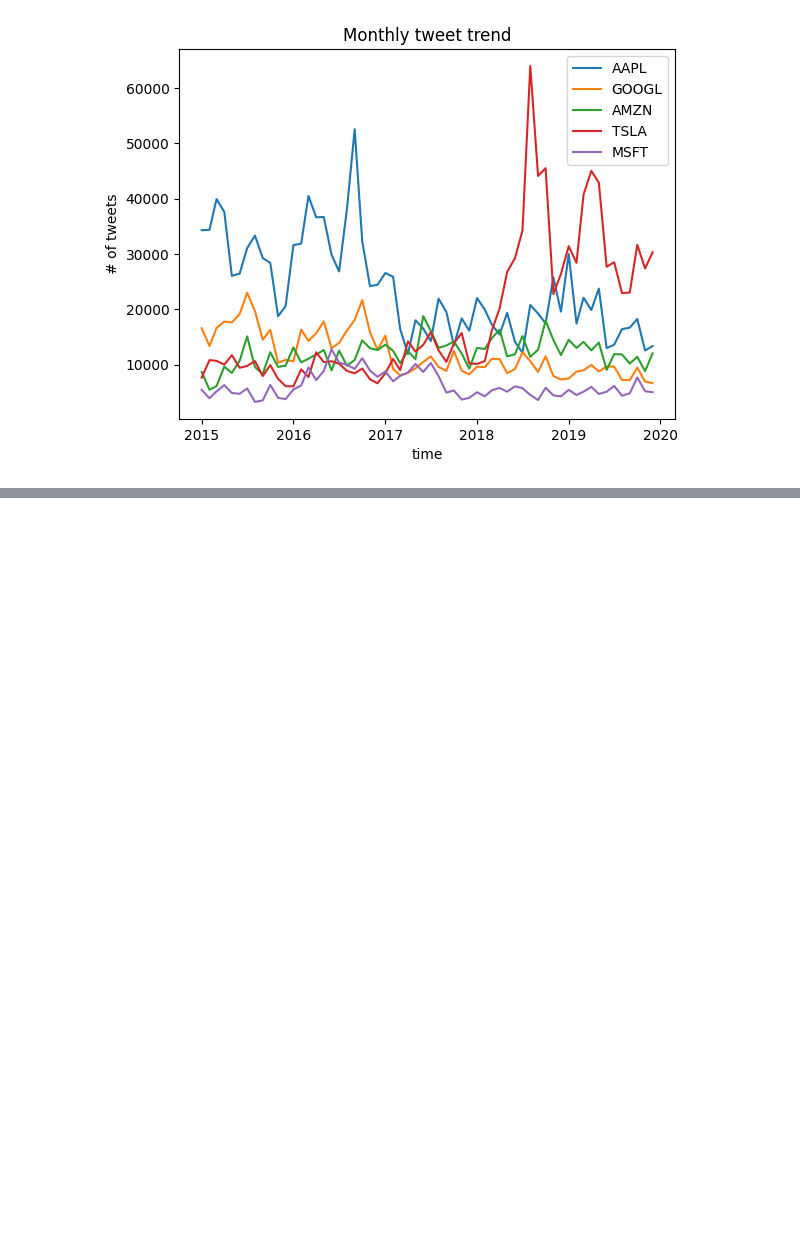
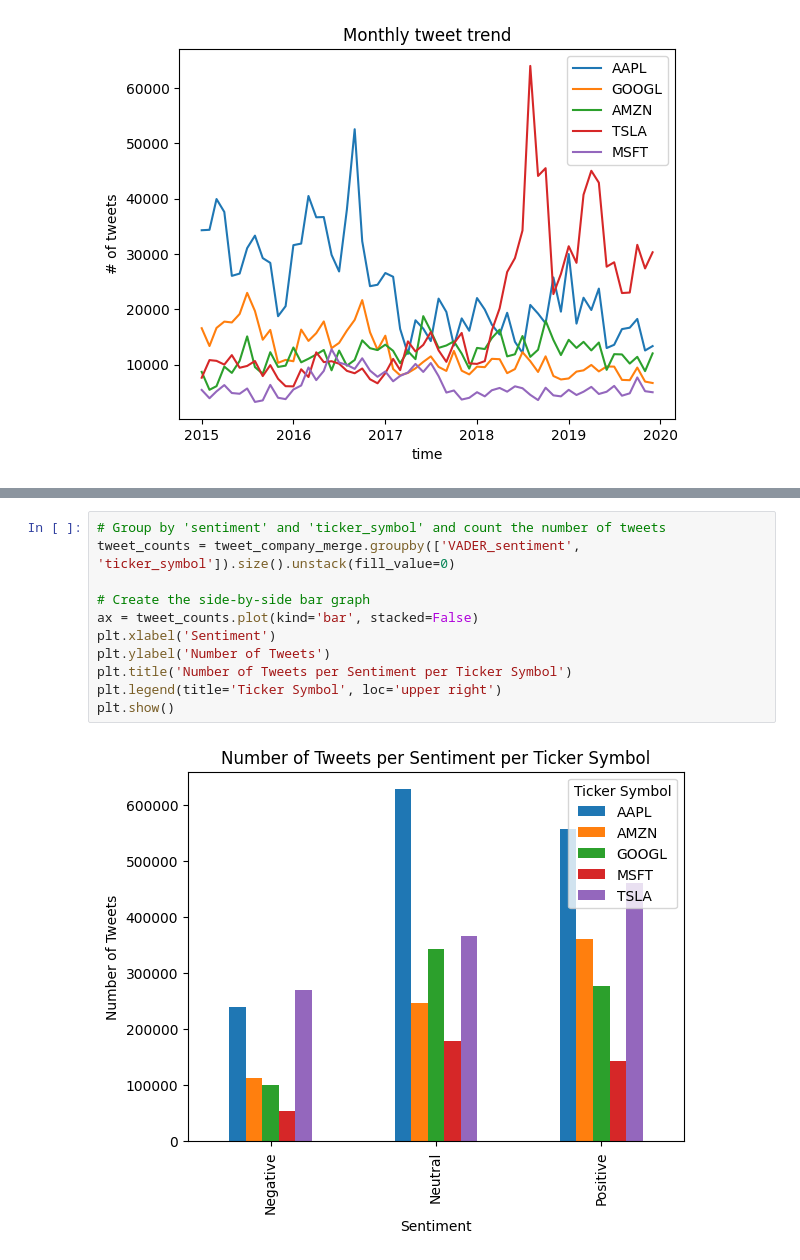
Before and after one commit to sohamthirty/Stock-Price-Prediction-with-Sentiment-Analysis, a Jupyter notebook: TweetData.ipynb, the cells around one changed output, grey strips where cells are left out. Drawn from its saved outputs; the diff is of its cells as text; blank space fills up the shorter version.

Commit message:
EDA + Vader

```diff
--- a/TweetData.ipynb
+++ b/TweetData.ipynb
@@ -136,0 +280,13 @@ plt.show()
+# %%
+# Group by 'sentiment' and 'ticker_symbol' and count the number of tweets
+tweet_counts = tweet_company_merge.groupby(['VADER_sentiment', 'ticker_symbol']).size().unstack(fill_value=0)
+
+# Create the side-by-side bar graph
+ax = tweet_counts.plot(kind='bar', stacked=False)
+plt.xlabel('Sentiment')
+plt.ylabel('Number of Tweets')
+plt.title('Number of Tweets per Sentiment per Ticker Symbol')
+plt.legend(title='Ticker Symbol', loc='upper right')
+plt.show()
+# %% [output]
+[figure, added]
```
Also changed, not shown: parts of 32 cells of this notebook.
